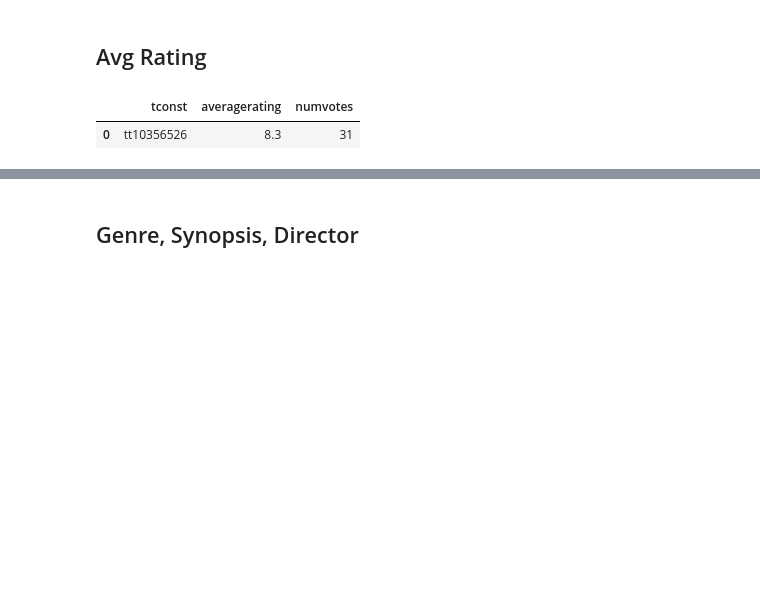
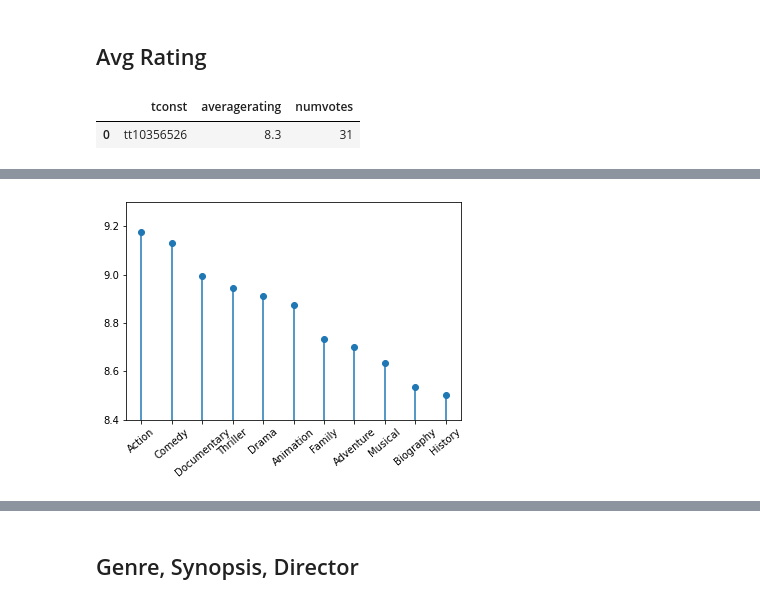
Before and after one commit to patrick-anastasio/Flatiron_DSC-Phase1_Project, a Jupyter notebook: data_info.ipynb, the cells around one changed output, grey strips where cells are left out. Saved outputs shown, nothing was run; the diff lists cells and outputs as text; code cells hidden in the pictures; blank space fills up the shorter version.

Commit message:
modified data, first visualization on highly rated genres

```diff
--- a/data_info.ipynb
+++ b/data_info.ipynb
@@ -103,3 +86,28 @@ imdb_complete_df.head(10)
+# %%
+imdb_complete_df = imdb_title_ratings_df.merge(imdb_title_principals_df, on='tconst').merge(imdb_title_crew_df, on='tconst').merge(imdb_title_basics_df, on='tconst')
+imdb_complete_df.head(10)
+imdb_complete_df.dropna(subset=['genres'], axis=0, inplace=True)
+imdb_low_ratings = imdb_complete_df[imdb_complete_df['averagerating'] < 8.5].index
+imdb_complete_df.drop(imdb_low_ratings, inplace=True)
+imdb_low_votes = imdb_complete_df[imdb_complete_df['numvotes'] < 300.0].index
+imdb_complete_df.drop(imdb_low_votes, inplace=True)
+# # imdb_complete_df['averagerating'].value_counts()
+# # imdb_complete_df.info()
+imdb_genre_ratings = imdb_complete_df.drop(['tconst','ordering','nconst','category','job','characters','directors','writers','primary_title','original_title','start_year','runtime_minutes'], axis=1)
+imdb_genre_ratings.set_index('genres')
+imdb_genre_ratings.sort_values(by='averagerating', ascending=False)
+imdb_genre_ratings_with_comma = imdb_genre_ratings[imdb_genre_ratings['genres'].str.contains(',')].index
+imdb_genre_ratings.drop(imdb_genre_ratings_with_comma, inplace=True)
+# imdb_genre_ratings.groupby('genres').mean().sort_values(by='averagerating', ascending=False)
+imdb_ratings_means = imdb_genre_ratings.groupby('genres').mean().sort_values(by='averagerating', ascending=False)
+imdb_ratings_means
+# imdb_genre_ratings.min()
+fig, ax = plt.subplots()
+ax.stem(imdb_ratings_means.index, imdb_ratings_means['averagerating'])
+ax.set(ylim=(8.4, 9.3))
+ax.tick_params(axis='x', labelrotation = 40)
+# %% [output]
+[figure, added]
 # %%
 imdb_1tconst_df = imdb_complete_df.drop_duplicates(subset='tconst')
 imdb_1tconst_df = imdb_1tconst_df.rename({'primary_title':'movie'}, axis=1).set_index('movie')
```
Also changed, not shown: parts of 4 cells of this notebook.
